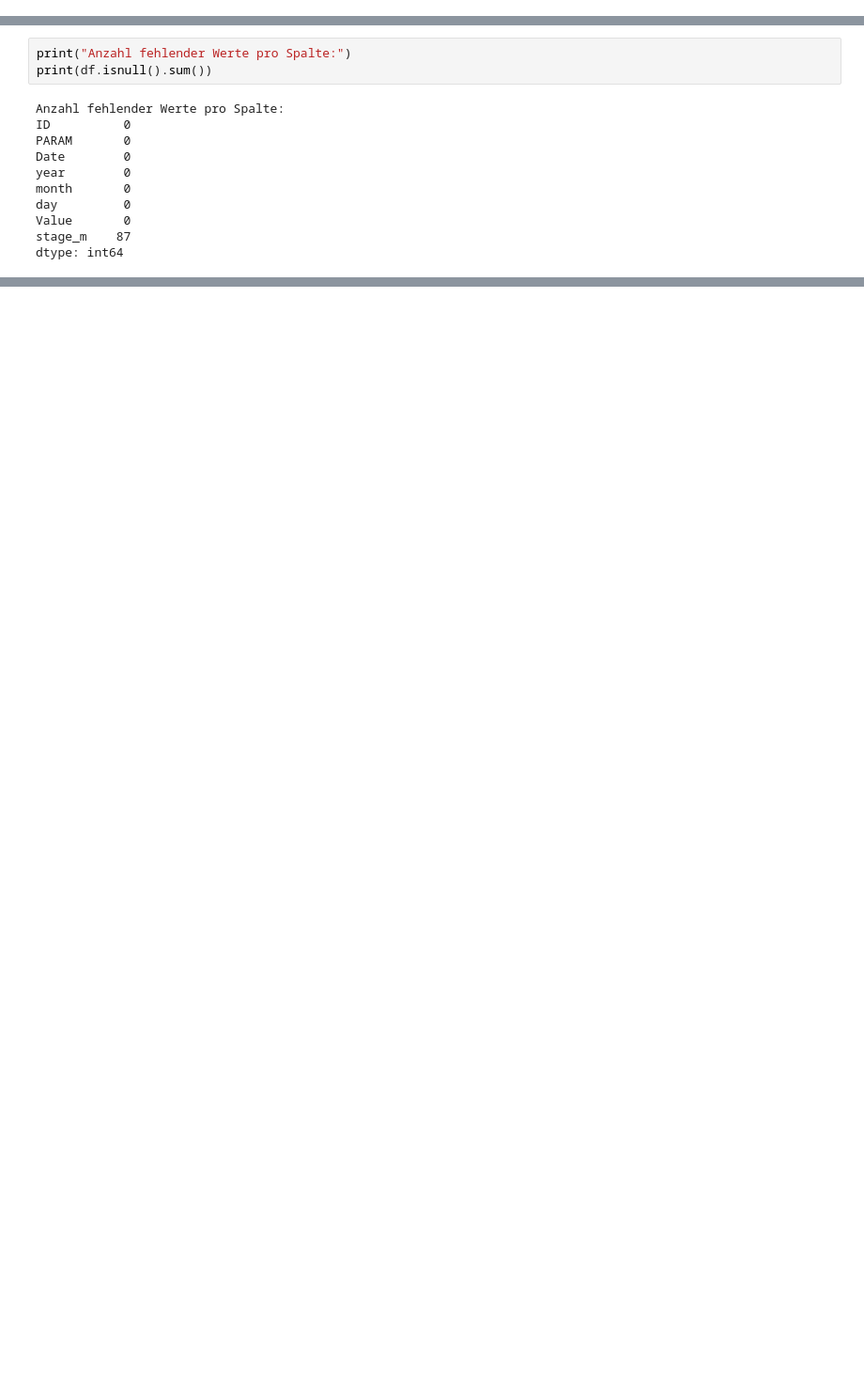
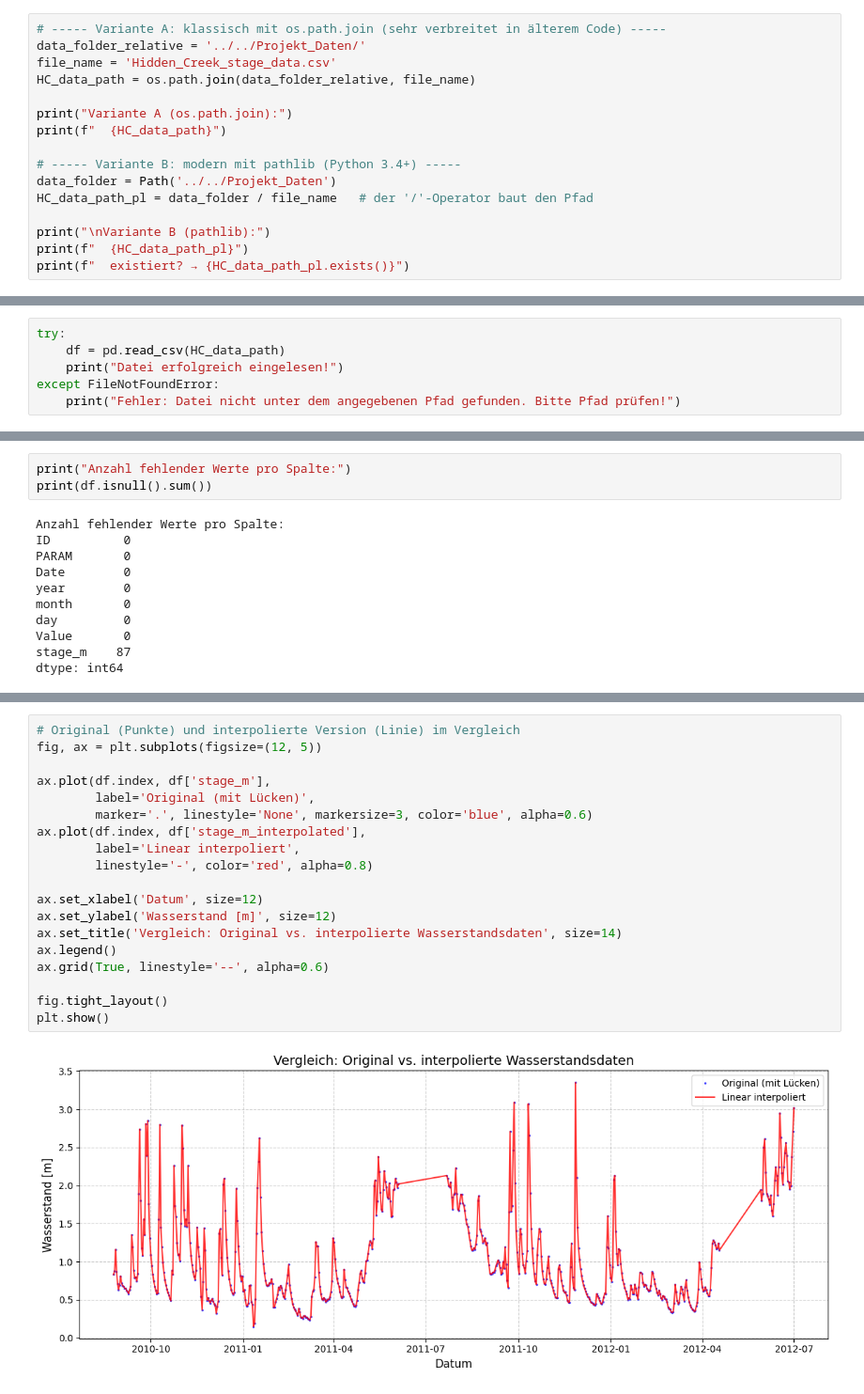
Before and after one commit to gjohnen1/Wassermengenwirtschaft_und_Klimawandel, a Jupyter notebook: Inhalt/_build/jupyter_execute/Notebooks/Einleitung/Einfuehrung_Datenimport.ipynb, the cells around one changed output, grey strips where cells are left out. Shown at 94% size. Drawn from its saved outputs; the diff is of its cells as text; blank space fills up the shorter version.

Commit message:
Add new image file for Jupyter execution output

```diff
--- a/Inhalt/_build/jupyter_execute/Notebooks/Einleitung/Einfuehrung_Datenimport.ipynb
+++ b/Inhalt/_build/jupyter_execute/Notebooks/Einleitung/Einfuehrung_Datenimport.ipynb
@@ -508,0 +377,16 @@ Die Daten wurden bis dato in einer Variablen namens „df“ gespeichert. Die Pa
+# %%
+# ----- Variante A: klassisch mit os.path.join (sehr verbreitet in älterem Code) -----
+data_folder_relative = '../../Projekt_Daten/'
+file_name = 'Hidden_Creek_stage_data.csv'
+HC_data_path = os.path.join(data_folder_relative, file_name)
+
+print("Variante A (os.path.join):")
+print(f"  {HC_data_path}")
+
+# ----- Variante B: modern mit pathlib (Python 3.4+) -----
+data_folder = Path('../../Projekt_Daten')
+HC_data_path_pl = data_folder / file_name   # der '/'-Operator baut den Pfad
+
+print("\nVariante B (pathlib):")
+print(f"  {HC_data_path_pl}")
+print(f"  existiert? → {HC_data_path_pl.exists()}")
@@ -508,0 +404,6 @@ Die Daten wurden bis dato in einer Variablen namens „df“ gespeichert. Die Pa
+# %%
+try:
+    df = pd.read_csv(HC_data_path)
+    print("Datei erfolgreich eingelesen!")
+except FileNotFoundError:
+    print("Fehler: Datei nicht unter dem angegebenen Pfad gefunden. Bitte Pfad prüfen!")
@@ -800,0 +643,21 @@ Experimentiert mit solchen Werkzeugen, aber bleibt kritisch und lernt aktiv mit!
+# %%
+# Original (Punkte) und interpolierte Version (Linie) im Vergleich
+fig, ax = plt.subplots(figsize=(12, 5))
+
+ax.plot(df.index, df['stage_m'],
+        label='Original (mit Lücken)',
+        marker='.', linestyle='None', markersize=3, color='blue', alpha=0.6)
+ax.plot(df.index, df['stage_m_interpolated'],
+        label='Linear interpoliert',
+        linestyle='-', color='red', alpha=0.8)
+
+ax.set_xlabel('Datum', size=12)
+ax.set_ylabel('Wasserstand [m]', size=12)
+ax.set_title('Vergleich: Original vs. interpolierte Wasserstandsdaten', size=14)
+ax.legend()
+ax.grid(True, linestyle='--', alpha=0.6)
+
+fig.tight_layout()
+plt.show()
+# %% [output]
+[figure, added]
```
Also changed, not shown: parts of 155 cells of this notebook, 28 other files.
